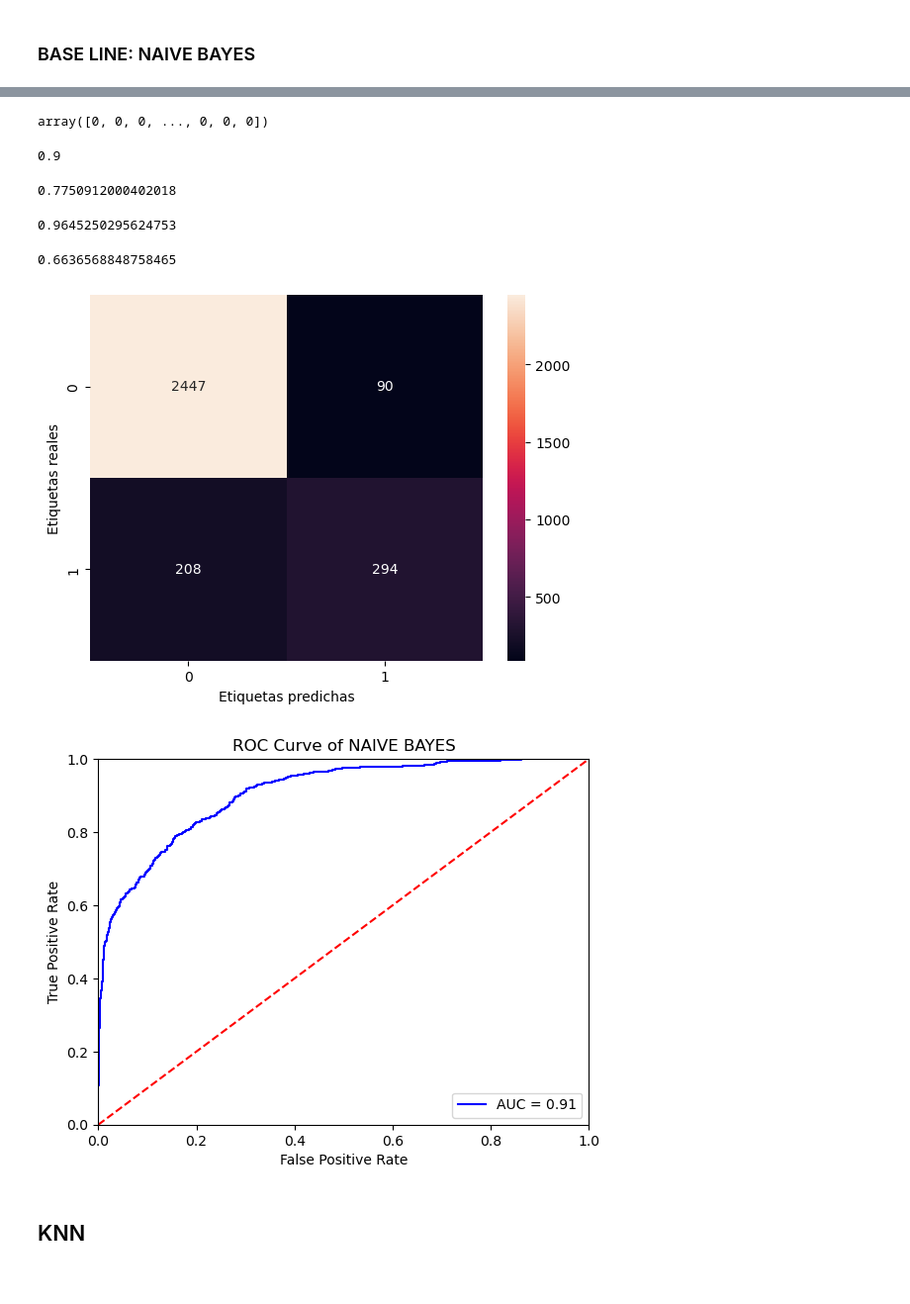
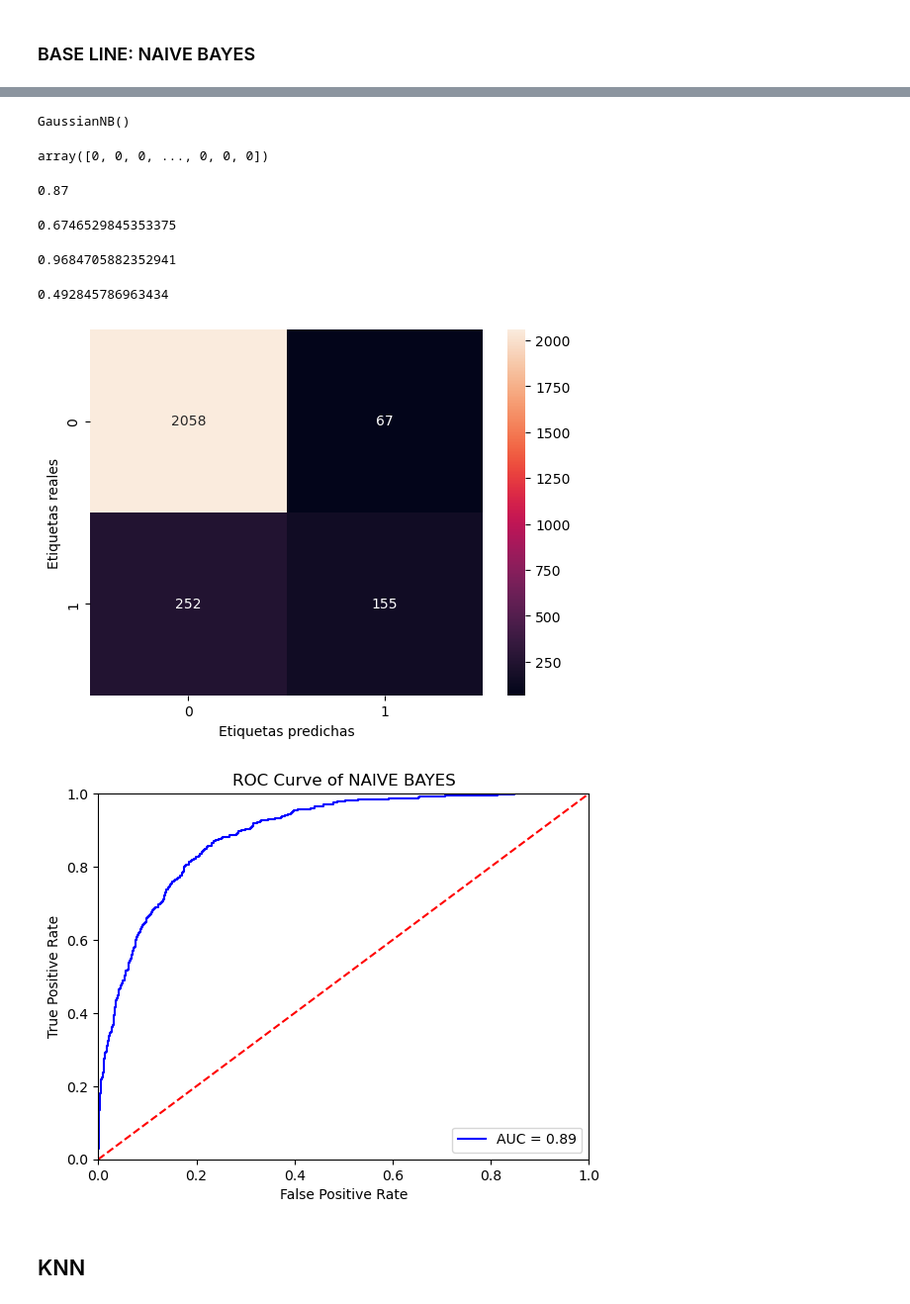
Before and after one commit to sjaureguimodo/kaggle-notebooks, a Jupyter notebook: credit-card-customer-segmentation.ipynb, the cells around one changed output, grey strips where cells are left out. Shown at 99% size. Cells and saved outputs as stored; diff of their text form; code cells hidden in the pictures.

Commit message:
Kaggle Notebook | Credit Card Customer Segmentation | Version 7

```diff
--- a/credit-card-customer-segmentation.ipynb
+++ b/credit-card-customer-segmentation.ipynb
@@ -1014,6 +991,0 @@ array([1, 0])
-# %%
-###Separar features y target
-
-X = df1[['Avg_Utilization_Ratio', 'Total_Relationship_Count', 'Total_Revolving_Bal', 'Total_Trans_Ct', 'Months_Inactive_12_mon', 'Total_Ct_Chng_Q4_Q1',
-        'Contacts_Count_12_mon', 'Dependent_count', 'Customer_Age', 'Income_Category', 'Gender']]
-Y = df1['Attrition_Flag']
@@ -1040,43 +992,52 @@ GaussianNB()
+# %%
+X_train, X_test, y_train, y_test = train_test_split(X, y, stratify=y)
+# %%
+###Instance and train the model
+
+gnb = GaussianNB()
+gnb.fit(X_train, y_train)
+# %% [output]
+GaussianNB()
 # %%
 ###Predecir las etiquetas de test del modelo NAIVE BAYES
-Y_pred = gnb.predict(X_test)
+y_pred = gnb.predict(X_test)
 
-Y_pred
+y_pred
 # %% [output]
 array([0, 0, 0, ..., 0, 0, 0])
 # %%
 ###Calculamos accuracy de test
-from sklearn.metrics import accuracy_score
-round(accuracy_score(Y_test, Y_pred), 2)
+
+round(accuracy_score(y_test, y_pred), 2)
 # %% [output]
-0.9
+0.87
 # %%
 #Sensibilidad NAIVE BAYES
 
-recall_score(Y_test, Y_pred, average='macro')
+recall_score(y_test, y_pred, average='macro')
 # %% [output]
-0.7750912000402018
+0.6746529845353375
 # %%
 #Especificidad de NAIVE BAYES
-recall_score(np.logical_not(Y_test) , np.logical_not(Y_pred))
+recall_score(np.logical_not(y_test) , np.logical_not(y_pred))
 # %% [output]
-0.9645250295624753
+0.9684705882352941
 # %%
 
-print(f1_score(Y_test,Y_pred))
+print(f1_score(y_test,y_pred))
 # %% [output]
-0.6636568848758465
+0.492845786963434
 # %%
 ###Matriz de confusion
-from sklearn.metrics import confusion_matrix
-sns.heatmap(confusion_matrix(Y_test, Y_pred), annot=True, fmt='.0f')
+
+sns.heatmap(confusion_matrix(y_test, y_pred), annot=True, fmt='.0f')
 plt.ylabel('Etiquetas reales')
 plt.xlabel('Etiquetas predichas');
 # %% [output]
-[figure, old version]
+[figure, new version]
 # %%
 Y_scores = gnb.predict_proba(X_test)
-fpr, tpr, threshold = roc_curve(Y_test, Y_scores[:, 1])
+fpr, tpr, threshold = roc_curve(y_test, Y_scores[:, 1])
 roc_auc = auc(fpr, tpr)
 
 plt.title('Naive Bayes Classifier')
@@ -1090,6 +1051,6 @@ plt.xlabel('False Positive Rate')
 plt.title('ROC Curve of NAIVE BAYES')
 plt.show()
 # %% [output]
-[figure, old version]
+[figure, new version]
 # %% [markdown]
 ## KNN
```
Also changed, not shown: parts of 37 cells of this notebook.
